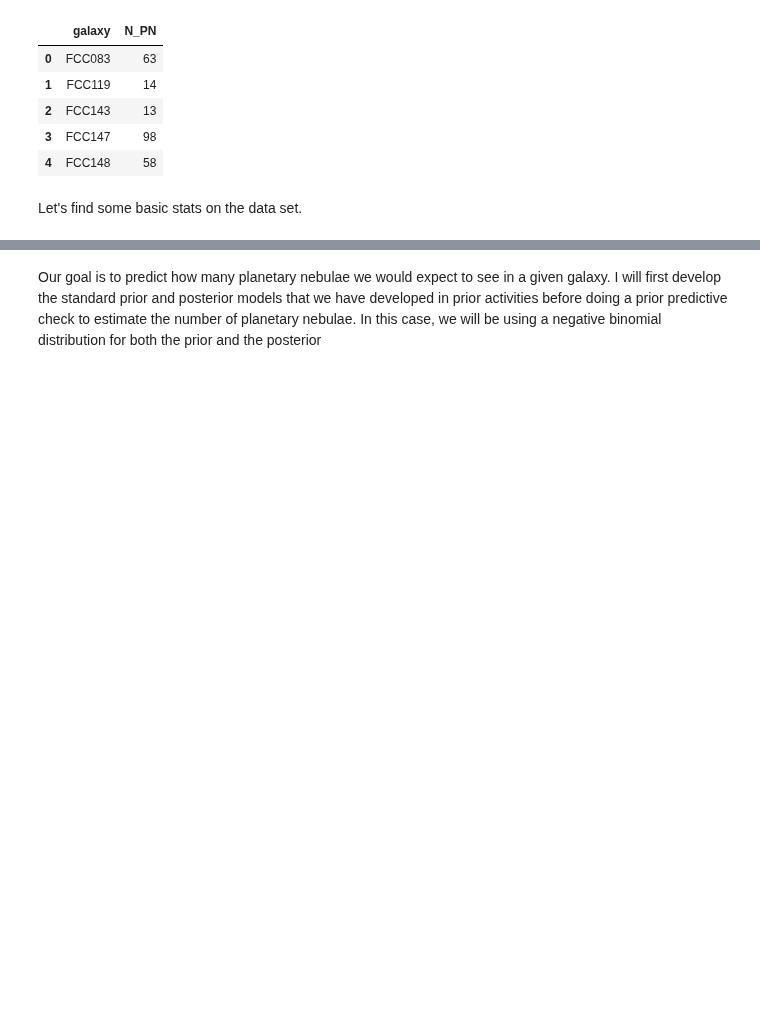
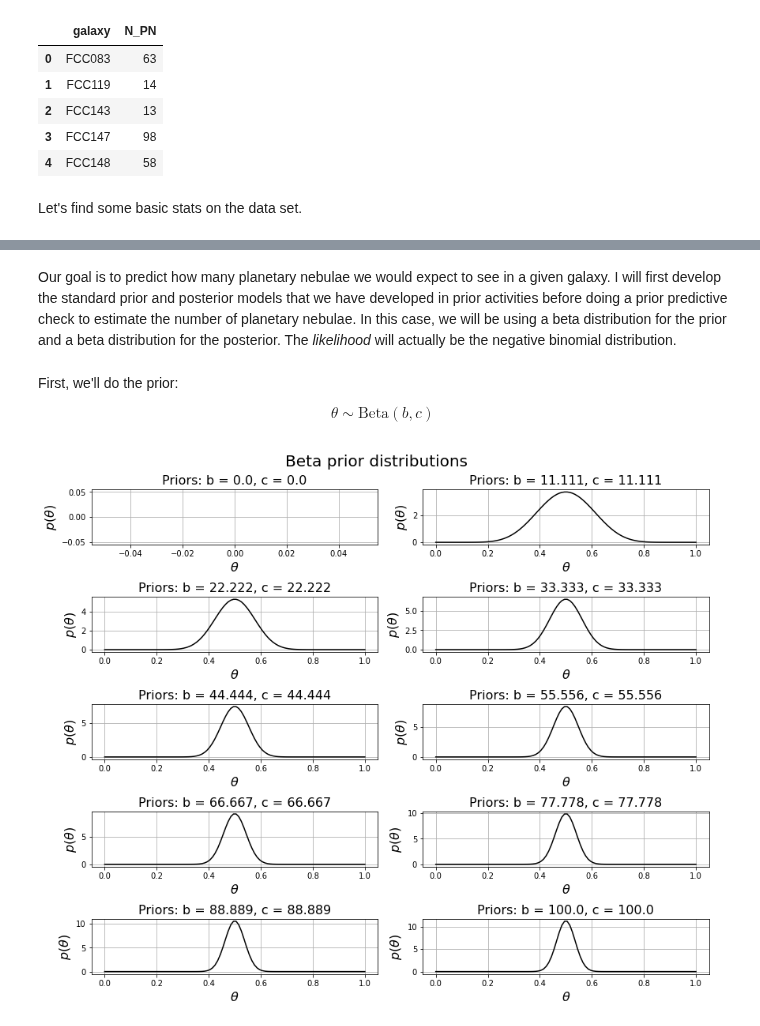
Before and after one commit to tylerbarna/AST5731-lab, a Jupyter notebook: Activity 04/Activity 04 -- Tyler Barna.ipynb, the cells around one changed output, grey strips where cells are left out. Cells and saved outputs as stored; diff of their text form; code cells hidden in the pictures; blank space fills up the shorter version.

Commit message:
Update Activity 04 -- Tyler Barna.ipynb
got some type of posterior, not sure if correct though

```diff
--- a/Activity 04/Activity 04 -- Tyler Barna.ipynb
+++ b/Activity 04/Activity 04 -- Tyler Barna.ipynb
@@ -54,4 +58,4 @@ Median number of PNe per galaxy: 45.0
 Standard deviation of number of PNe per galaxy: 39.1
 [figure]
 # %% [markdown]
-Our goal is to predict how many planetary nebulae we would expect to see in a given galaxy. I will first develop the standard prior and posterior models that we have developed in prior activities before doing a prior predictive check to estimate the number of planetary nebulae. In this case, we will be using a negative binomial distribution for both the prior and the posterior
+Our goal is to predict how many planetary nebulae we would expect to see in a given galaxy. I will first develop the standard prior and posterior models that we have developed in prior activities before doing a prior predictive check to estimate the number of planetary nebulae. In this case, we will be using a beta distribution for the prior and a beta distribution for the posterior. The *likelihood* will actually be the negative binomial distribution.
@@ -59,0 +62,31 @@ Our goal is to predict how many planetary nebulae we would expect to see in a gi
+# %% [markdown]
+First, we'll do the prior:
+
+$$\begin{equation}
+\theta \sim \text{Beta}(b, c)
+\end{equation}$$
+# %%
+## develop beta prior distribution
+n_priors = 10
+b,c = np.linspace(0, 100, n_priors), np.linspace(0, 100, n_priors)
+
+n_space = 1
+x = np.linspace(0,n_space,n_space*100)
+y = lambda b,c: beta.pdf(x,b,c)
+
+## plotting
+fig, axs = plt.subplots(int(n_priors/2), 2, facecolor='w',figsize=(12,n_priors))
+fig.set_tight_layout(True)
+idx = 0
+
+for b,c in zip(b,c):
+    ax = axs.flatten()[idx]
+    ax.plot(x,y(b,c), color='k');
+    ax.set_title('Priors: b = %s, c = %s'%(round(b,3),round(c,3)), fontsize=16)
+    ax.grid()
+    ax.set_xlabel(r'$\theta$', fontsize=16)
+    ax.set_ylabel(r'$p(\theta)$', fontsize=16)
+    idx+=1
+fig.suptitle('Beta prior distributions', fontsize=20);
+# %% [output]
+[figure, added]
```
Also changed, not shown: parts of 6 cells of this notebook.
